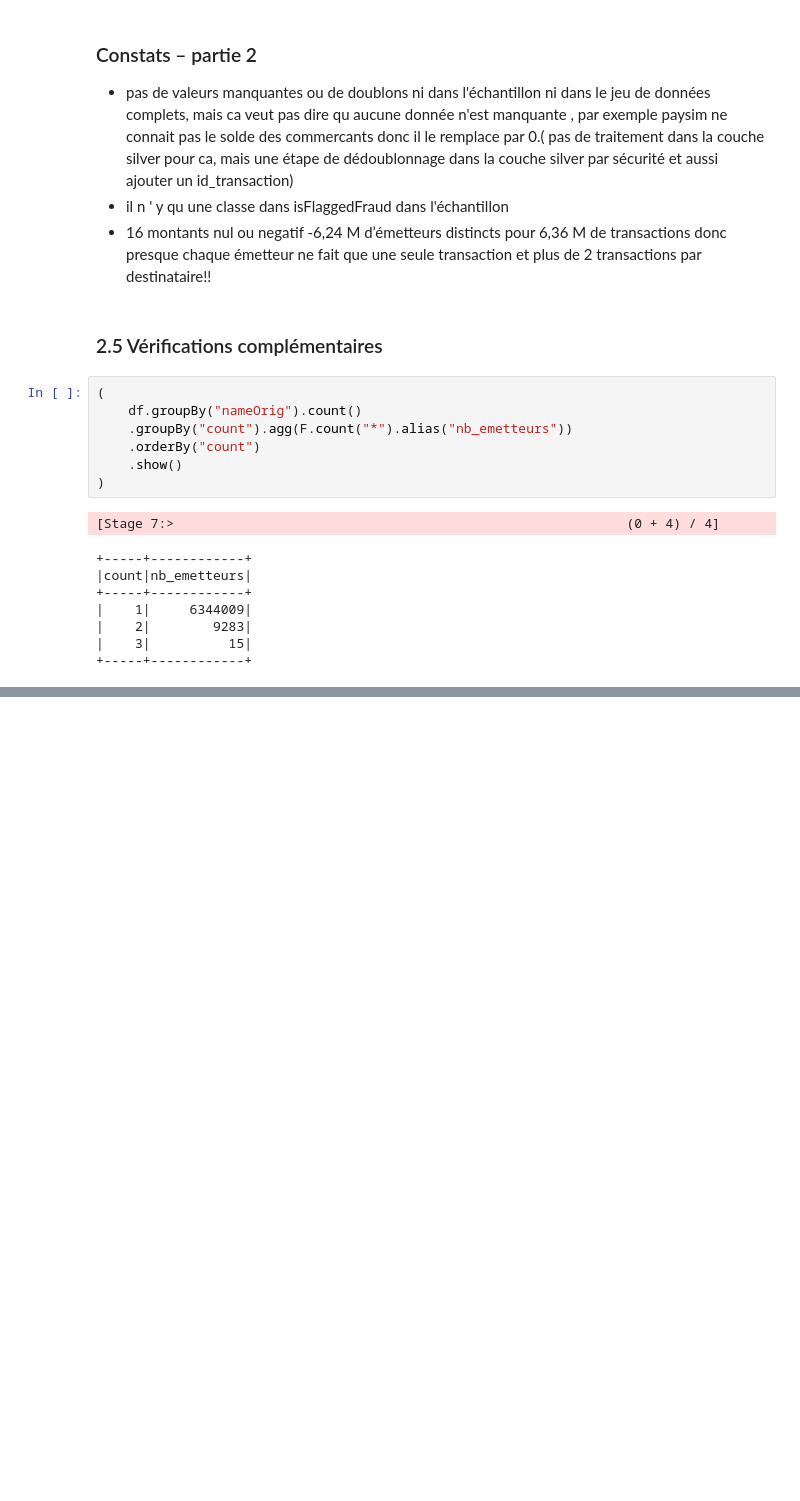
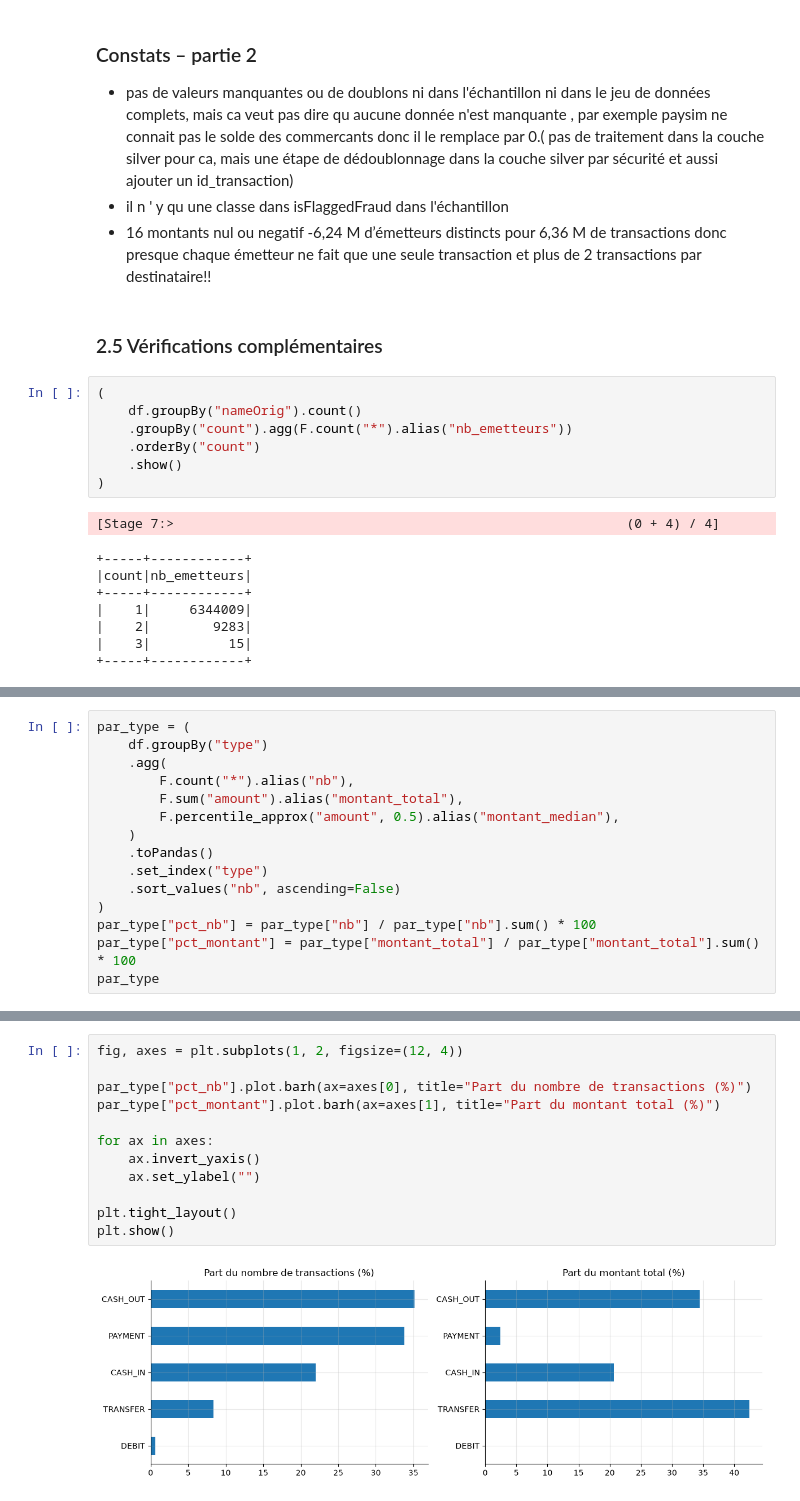
Before and after one commit to Rim-Hamdoune/fraud-lakehouse, a Jupyter notebook: notebooks/01_eda_paysim.ipynb, the cells around one changed output, grey strips where cells are left out. Drawn from its saved outputs; the diff is of its cells as text; blank space fills up the shorter version.

```diff
--- a/notebooks/01_eda_paysim.ipynb
+++ b/notebooks/01_eda_paysim.ipynb
@@ -330,0 +549,15 @@ controles
+# %%
+par_type = (
+    df.groupBy("type")
+    .agg(
+        F.count("*").alias("nb"),
+        F.sum("amount").alias("montant_total"),
+        F.percentile_approx("amount", 0.5).alias("montant_median"),
+    )
+    .toPandas()
+    .set_index("type")
+    .sort_values("nb", ascending=False)
+)
+par_type["pct_nb"] = par_type["nb"] / par_type["nb"].sum() * 100
+par_type["pct_montant"] = par_type["montant_total"] / par_type["montant_total"].sum() * 100
+par_type
@@ -330,0 +572,14 @@ controles
+# %%
+fig, axes = plt.subplots(1, 2, figsize=(12, 4))
+
+par_type["pct_nb"].plot.barh(ax=axes[0], title="Part du nombre de transactions (%)")
+par_type["pct_montant"].plot.barh(ax=axes[1], title="Part du montant total (%)")
+
+for ax in axes:
+    ax.invert_yaxis()
+    ax.set_ylabel("")
+
+plt.tight_layout()
+plt.show()
+# %% [output]
+[figure, added]
```
Also changed, not shown: parts of 29 cells of this notebook.
